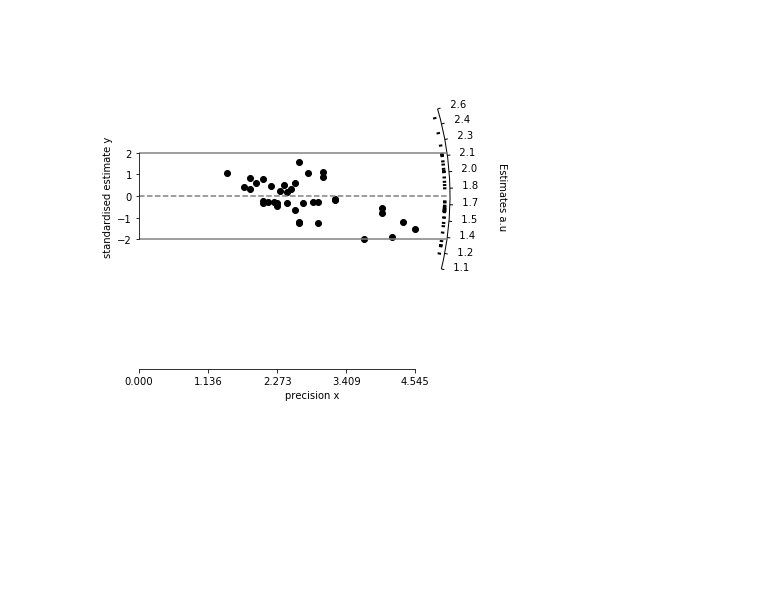
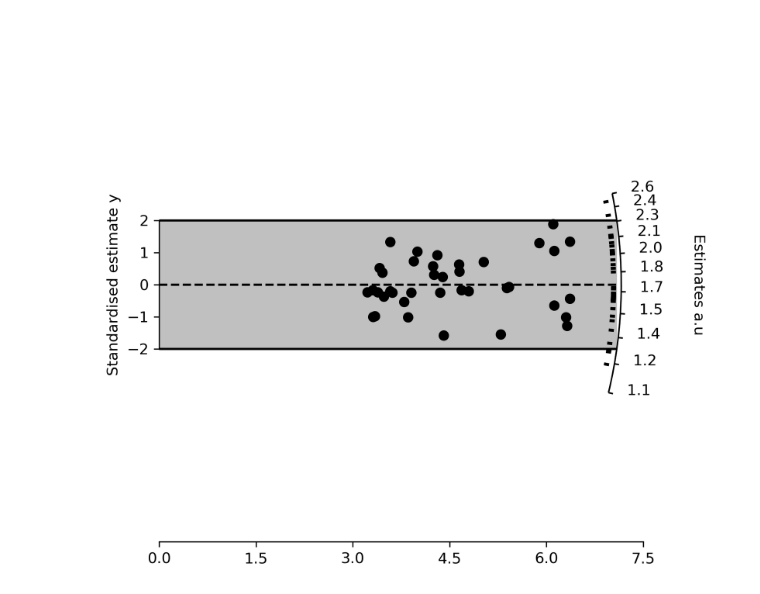
Before and after one commit to paultoechterle/pyRadialPlot, a Jupyter notebook: examples/OSL_RadialPlot.ipynb, the cells around one changed output. Cells and saved outputs as stored; diff of their text form; code cells hidden in the pictures; blank space fills up the shorter version.

```diff
--- a/examples/OSL_RadialPlot.ipynb
+++ b/examples/OSL_RadialPlot.ipynb
@@ -1,8 +1,9 @@
 # %%
-%matplotlib inline
 from matplotlib import rcParams
 from pyRadialPlot import general_radial
 
-ax = general_radial(file="ressources/OSLdata.csv")
+rcParams["figure.dpi"] = 300
-# %% [output]
-[figure, removed]
+# %%
+ax = general_radial(file="ressources/OSLdata.csv", transform="logarithmic")
+# %% [output]
+[figure, added]
```
Also changed, not shown: parts of 2 cells of this notebook, 3 other files.
